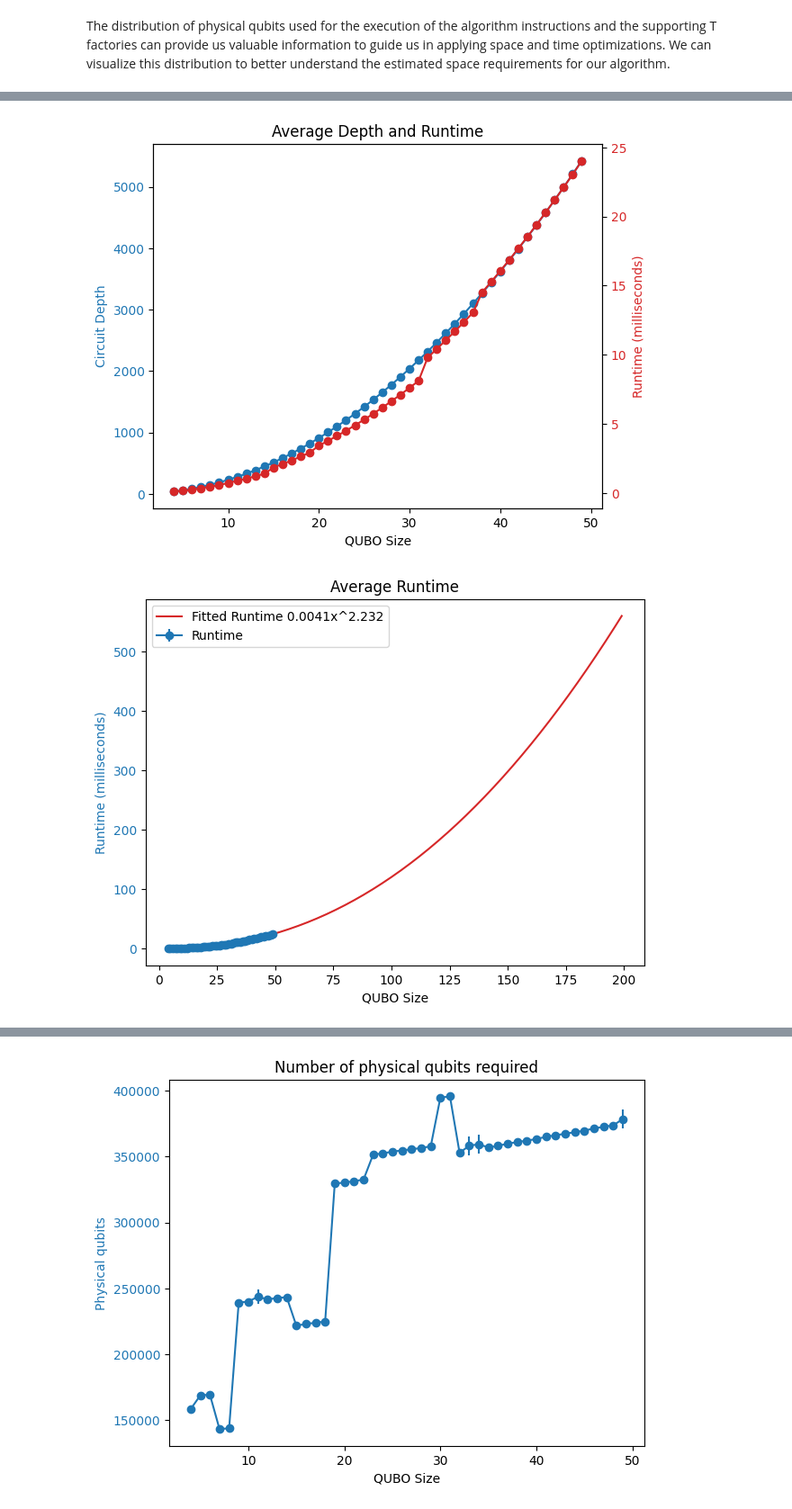
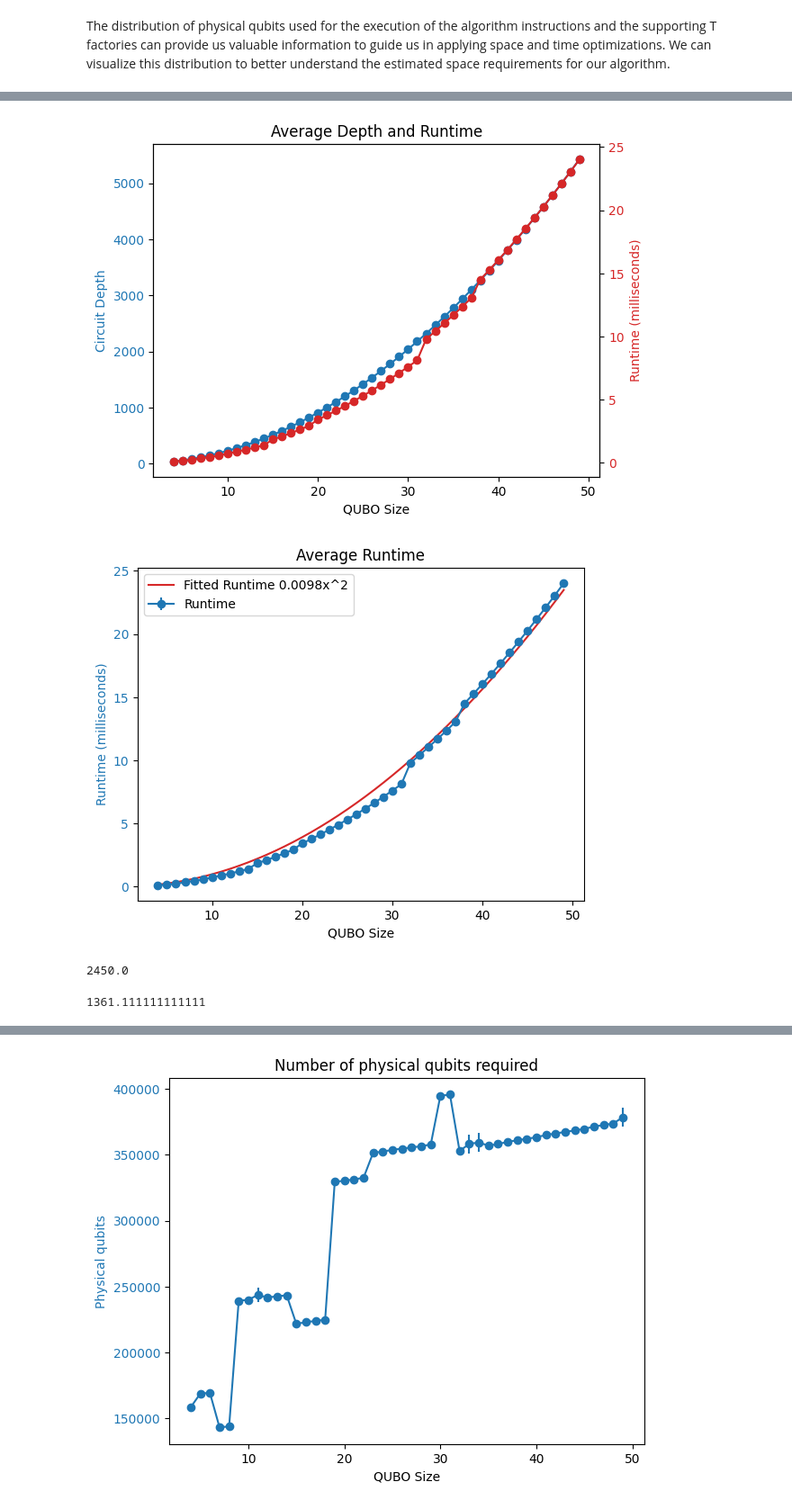
Before and after one commit to unitaryfund/aquapointer, a Jupyter notebook: notebooks/estimation-qiskit.ipynb, the cells around one changed output, grey strips where cells are left out. Shown: that part at 90% size. Drawn from its saved outputs; the diff is of its cells as text; code cells hidden in the pictures.

```diff
--- a/notebooks/estimation-qiskit.ipynb
+++ b/notebooks/estimation-qiskit.ipynb
@@ -252,10 +237,14 @@ def get_runtime(circ):
     result = job.result()
     runtime = result.data()['physicalCounts']['runtime']
     qubit = result.data()['physicalCounts']['physicalQubits']
-    return runtime, qubit
+    distance = result.data()['logicalQubit']['codeDistance']
+    return runtime, qubit, distance
 
 
 sizes = range(4, 50)
+
+mean_distances = []
+std_distances = []
 mean_qubits = []
 std_qubits = []
 mean_depths = []
@@ -267,6 +256,7 @@ num_trials = 5
 
 for size in sizes:
     print(size)
+    distances = []
     qubits = []
     depths = []
     runtimes = []
@@ -275,12 +265,15 @@ for size in sizes:
         qubo_matrix = get_random_qubo(size, seed)
         circ = create_algorithm(qubo_matrix, backend)
         depth = get_depth(circ)
-        runtime, qubit = get_runtime(circ)
+        runtime, qubit, distance = get_runtime(circ)
 
+        distances.append(distance)
         qubits.append(qubit)
         depths.append(depth)
         runtimes.append(runtime)
 
+    mean_distances.append(np.mean(distances))
+    std_distances.append(np.std(distances))
     mean_qubits.append(np.mean(qubits))
     std_qubits.append(np.std(qubits))
     mean_depths.append(np.mean(depths))
@@ -314,40 +341,42 @@ std_runtimes = std_runtimes/10**7
 # %%
 # Plotting the data
 fig, ax1 = plt.subplots()
 
 color = 'tab:blue'
 ax1.set_xlabel('QUBO Size')
 ax1.set_ylabel('Circuit Depth', color=color)
 ax1.errorbar(sizes, mean_depths, yerr=std_depths, fmt='-o', color=color, label='Depth')
 ax1.tick_params(axis='y', labelcolor=color)
 
 ax2 = ax1.twinx()
 color = 'tab:red'
 ax2.set_ylabel('Runtime (milliseconds)', color=color)
 ax2.errorbar(sizes, mean_runtimes, yerr=std_runtimes, fmt='-o', color=color, label='Runtime')
 ax2.tick_params(axis='y', labelcolor=color)
 
 # ax1.set_yscale('log')
 # ax2.set_yscale('log')
 
-fig.tight_layout()
+# fig.tight_layout()
 plt.title('Average Depth and Runtime')
+# plt.tight_layout()
+plt.savefig('runtime_depth.pdf')
 plt.show()
 # %% [output]
-[figure, old version]
+[figure, new version]
 # %%
 from scipy.optimize import curve_fit
-def polynomial_model(x, a, b):
-    return a * np.power(x, b)
+def polynomial_model(x, a):
+    return a * np.power(x, 2)
 
 
 # Fit the mean runtimes to the polynomial model
 popt, pcov = curve_fit(polynomial_model, list(sizes), mean_runtimes)
-a, b = popt
-
+a = popt[0]
+b=2
 # Generate fitted data for the polynomial model
-sizes_fit = list(range(4, 200))
-fitted_runtimes = polynomial_model(np.array(sizes_fit), a, b)
+sizes_fit = list(range(4, 50))
+fitted_runtimes = polynomial_model(np.array(sizes_fit), a)
 
 # Plotting the data
 fig, ax1 = plt.subplots()
@@ -362,8 +391,18 @@ ax1.tick_params(axis='y', labelcolor=color)
 # ax1.set_yscale('log')
 plt.legend()
 
-fig.tight_layout()
+# fig.tight_layout()
 plt.title('Average Runtime')
+# plt.tight_layout()
+plt.savefig('fit_runtime.pdf')
 plt.show()
 # %% [output]
-[figure, old version]
+[figure, new version]
+# %%
+500**2*0.0098
+# %% [output]
+2450.0
+# %%
+4_900_000/3600
+# %% [output]
+1361.111111111111
```
Also changed, not shown: parts of 10 cells of this notebook, 4 other files.
